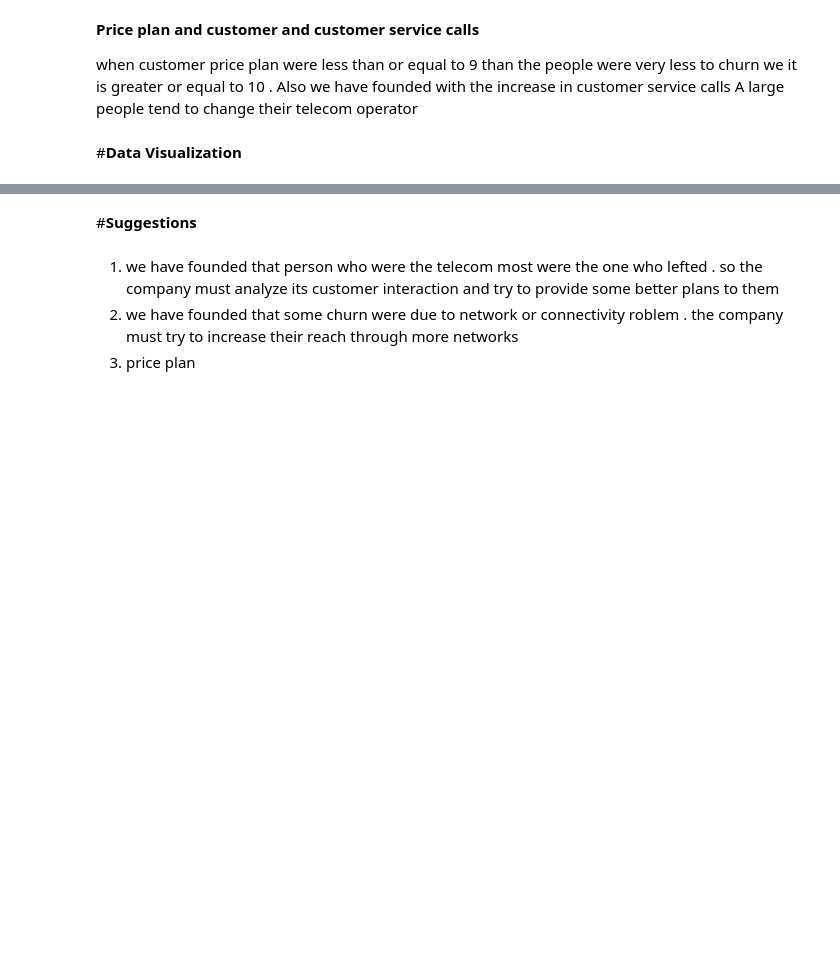
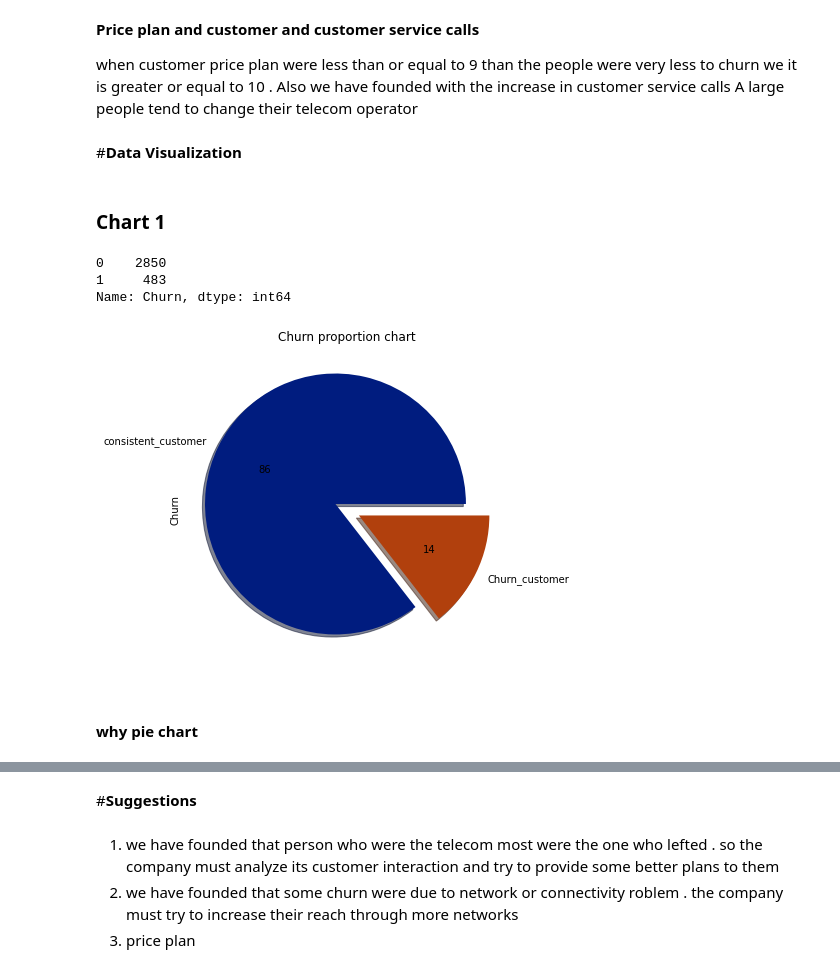
Before and after one commit to surya81/myproject, a Jupyter notebook: Telecom_Churn_Analysis.ipynb, the cells around one changed output, grey strips where cells are left out. Drawn from its saved outputs; the diff is of its cells as text; code cells hidden in the pictures; blank space fills up the shorter version.

```diff
--- a/Telecom_Churn_Analysis.ipynb
+++ b/Telecom_Churn_Analysis.ipynb
@@ -539,0 +540,24 @@ Also we have founded with the increase in customer service calls A large people
+# %% [markdown]
+### **Chart 1**
+# %%
+#Chart 1 univariate Analysis
+#we will see the proportion of churn ith dataset
+print(telecom_df["Churn"].value_counts())
+palette_color = sns.color_palette('dark')# we will use dark pallete for pie chart color
+telecom_df["Churn"].value_counts().plot(kind = 'pie',
+                                        figsize=(8,6), # set figure size to display
+                                        title="Churn proportion chart", #set title
+                                        labels = ["consistent_customer","Churn_customer"], # labels ofeach piece
+                                        colors = palette_color,
+                                        shadow = True, # show shadow by default it is False
+                                        autopct= '%.f',
+                                        explode  = [0.1,0.1]) #explode pieces
+# save the chart with a file name
+plt.savefig("pie_chart_for_churn")
+# %% [output]
+0    2850
+1     483
+Name: Churn, dtype: int64
+[figure, added]
+# %% [markdown]
+#### **why pie chart**
```
Also changed, not shown: parts of 3 cells of this notebook.
